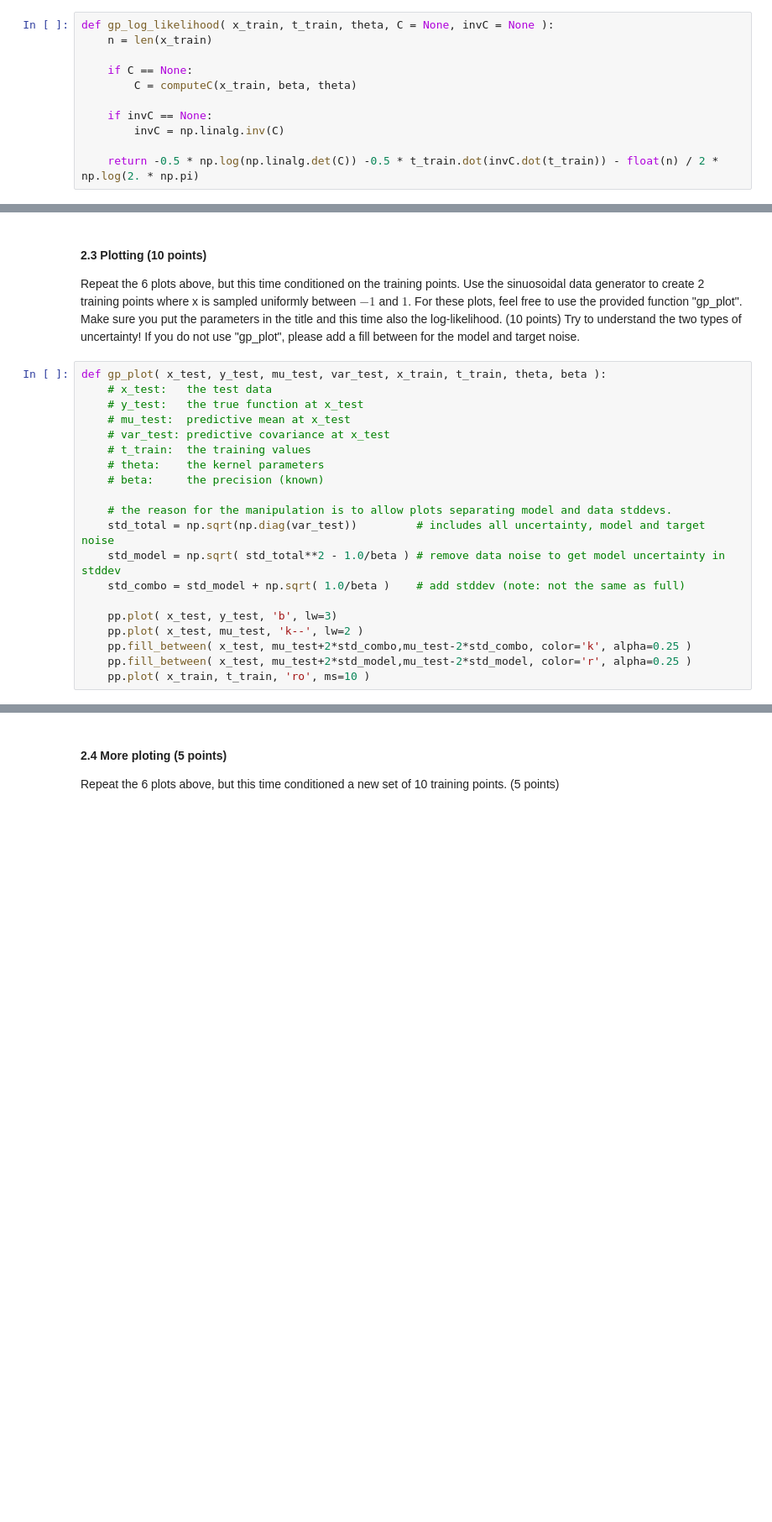
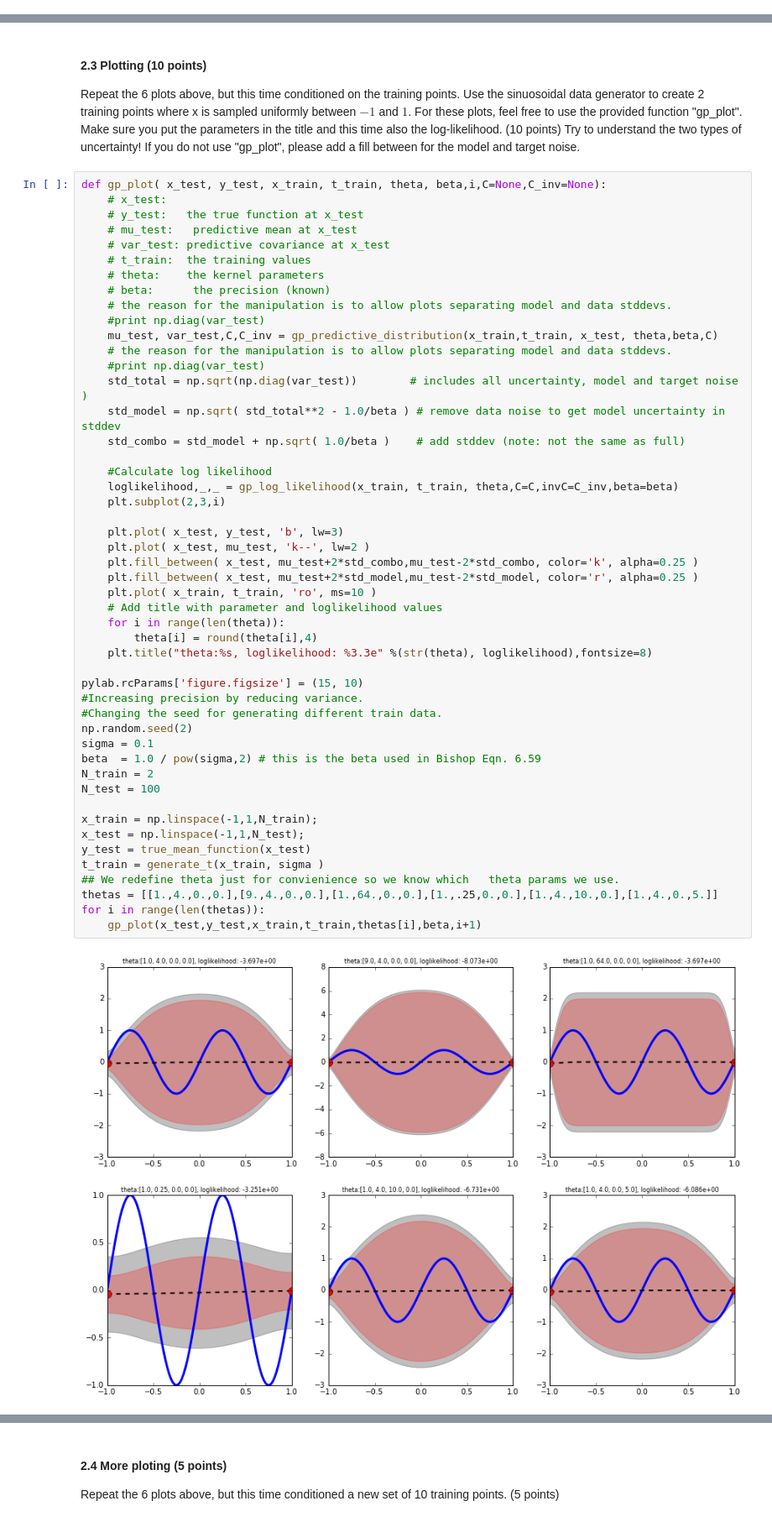
Before and after one commit to selBaez/machine-learning-1, a Jupyter notebook: lab3/Lab3.ipynb, the cells around one changed output, grey strips where cells are left out. Shown at 84% size. Cells and saved outputs as stored; diff of their text form; blank space fills up the shorter version.

```diff
--- a/lab3/Lab3.ipynb
+++ b/lab3/Lab3.ipynb
@@ -222,14 +218,3 @@ def gp_predictive_ditribution(x_train, t_train, x_test, theta, beta, C = None):
 # %% [markdown]
 #### 2.2 gp_log_likelihood(...) (10 points)
 Later, to learn the hyperparameters, we will need to compute the log-likelihood of the of the training data.  Implicitly, this is conditioned on the value setting for $\thetav$.  Write a function "gp_log_likelihood( x_train, t_train, theta, C = None, invC = None, beta = None)", where C and invC can be stored and reused.  (10 points) Note: you need to add beta if you want to calculate C.
-# %%
-def gp_log_likelihood( x_train, t_train, theta, C = None, invC = None ):
-    n = len(x_train)
-
-    if C == None:
-        C = computeC(x_train, beta, theta)
-
-    if invC == None:
-        invC = np.linalg.inv(C)
-
-    return -0.5 * np.log(np.linalg.det(C)) -0.5 * t_train.dot(invC.dot(t_train)) - float(n) / 2 * np.log(2. * np.pi)
@@ -237,22 +267,53 @@ def gp_log_likelihood( x_train, t_train, theta, C = None, invC = None ):
 #### 2.3 Plotting (10 points)
 Repeat the 6 plots above, but this time conditioned on the training points.  Use the sinuosoidal data generator to create 2 training points where x is sampled uniformly between $-1$ and $1$.  For these plots, feel free to use the provided function "gp_plot".  Make sure you put the parameters in the title and this time also the log-likelihood. (10 points)  Try to understand the two types of uncertainty!  If you do not use "gp_plot", please add a fill between for the model and target noise.
 # %%
-def gp_plot( x_test, y_test, mu_test, var_test, x_train, t_train, theta, beta ):
-    # x_test:   the test data
+def gp_plot( x_test, y_test, x_train, t_train, theta, beta,i,C=None,C_inv=None):
+    # x_test:
     # y_test:   the true function at x_test
-    # mu_test:  predictive mean at x_test
+    # mu_test:   predictive mean at x_test
     # var_test: predictive covariance at x_test
     # t_train:  the training values
     # theta:    the kernel parameters
-    # beta:     the precision (known)
-
+    # beta:      the precision (known)
     # the reason for the manipulation is to allow plots separating model and data stddevs.
-    std_total = np.sqrt(np.diag(var_test))         # includes all uncertainty, model and target noise
+    #print np.diag(var_test)
+    mu_test, var_test,C,C_inv = gp_predictive_distribution(x_train,t_train, x_test, theta,beta,C)
+    # the reason for the manipulation is to allow plots separating model and data stddevs.
+    #print np.diag(var_test)
+    std_total = np.sqrt(np.diag(var_test))        # includes all uncertainty, model and target noise )
     std_model = np.sqrt( std_total**2 - 1.0/beta ) # remove data noise to get model uncertainty in stddev
     std_combo = std_model + np.sqrt( 1.0/beta )    # add stddev (note: not the same as full)
 
-    pp.plot( x_test, y_test, 'b', lw=3)
-    pp.plot( x_test, mu_test, 'k--', lw=2 )
-    pp.fill_between( x_test, mu_test+2*std_combo,mu_test-2*std_combo, color='k', alpha=0.25 )
-    pp.fill_between( x_test, mu_test+2*std_model,mu_test-2*std_model, color='r', alpha=0.25 )
-    pp.plot( x_train, t_train, 'ro', ms=10 )
+    #Calculate log likelihood
+    loglikelihood,_,_ = gp_log_likelihood(x_train, t_train, theta,C=C,invC=C_inv,beta=beta)
+    plt.subplot(2,3,i)
+
+    plt.plot( x_test, y_test, 'b', lw=3)
+    plt.plot( x_test, mu_test, 'k--', lw=2 )
+    plt.fill_between( x_test, mu_test+2*std_combo,mu_test-2*std_combo, color='k', alpha=0.25 )
+    plt.fill_between( x_test, mu_test+2*std_model,mu_test-2*std_model, color='r', alpha=0.25 )
+    plt.plot( x_train, t_train, 'ro', ms=10 )
+    # Add title with parameter and loglikelihood values
+    for i in range(len(theta)):
+        theta[i] = round(theta[i],4)
+    plt.title("theta:%s, loglikelihood: %3.3e" %(str(theta), loglikelihood),fontsize=8)
+
+pylab.rcParams['figure.figsize'] = (15, 10)
+#Increasing precision by reducing variance.
+#Changing the seed for generating different train data.
+np.random.seed(2)
+sigma = 0.1
+beta  = 1.0 / pow(sigma,2) # this is the beta used in Bishop Eqn. 6.59
+N_train = 2
+N_test = 100
+
+x_train = np.linspace(-1,1,N_train);
+x_test = np.linspace(-1,1,N_test);
+y_test = true_mean_function(x_test)
+t_train = generate_t(x_train, sigma )
+## We redefine theta just for convienience so we know which   theta params we use.
+thetas = [[1.,4.,0.,0.],[9.,4.,0.,0.],[1.,64.,0.,0.],[1.,.25,0.,0.],[1.,4.,10.,0.],[1.,4.,0.,5.]]
+for i in range(len(thetas)):
+    gp_plot(x_test,y_test,x_train,t_train,thetas[i],beta,i+1)
+# %% [output]
+[figure, added]
```
Also changed, not shown: parts of 15 cells of this notebook, 1 other file.
